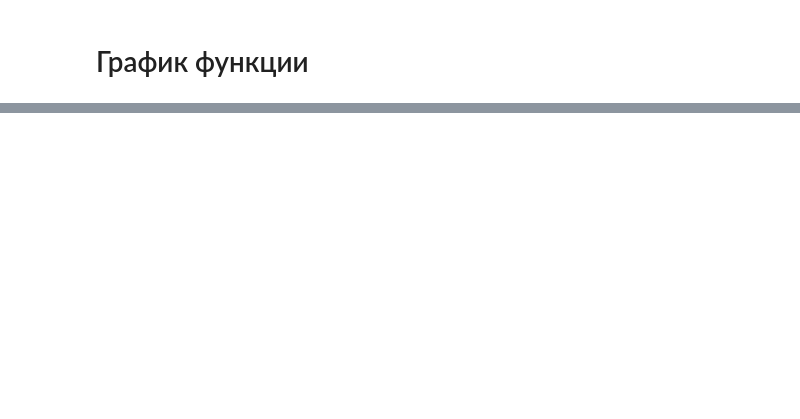
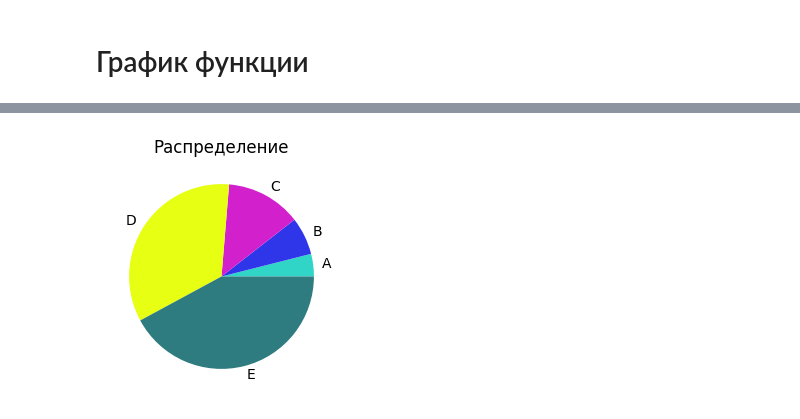
Before and after one commit to vlad-vlg/Jupyter, a Jupyter notebook: Second.ipynb, the cells around one changed output, grey strips where cells are left out. Drawn from its saved outputs; the diff is of its cells as text; code cells hidden in the pictures; blank space fills up the shorter version.

```diff
--- a/Second.ipynb
+++ b/Second.ipynb
@@ -86,7 +96,10 @@ plt.show()
 # %%
-x=[3,5,10,26,32]
+x = [3,5,10,26,32]
 
-fig = plt.figure(figsize =(9, 5))
-plt.pie(x, labels=("A", "B","C","D", "E"),
-colors = ( "#30D5C8", "#2F35E9", "#D220CD", "#E7FF12", "#2E7B80"))
+fig = plt.figure(figsize=(3,3))
+plt.pie(x, labels=("A", "B", "C", "D", "E"),
+colors = ("#30D5C8", "#2F35E9", "#D220CD", "#E7FF12", "#2E7B80"))
+plt.title('Распределение')
 plt.show()
+# %% [output]
+[figure, added]
```
Also changed, not shown: parts of 5 cells of this notebook, 1 other file.
